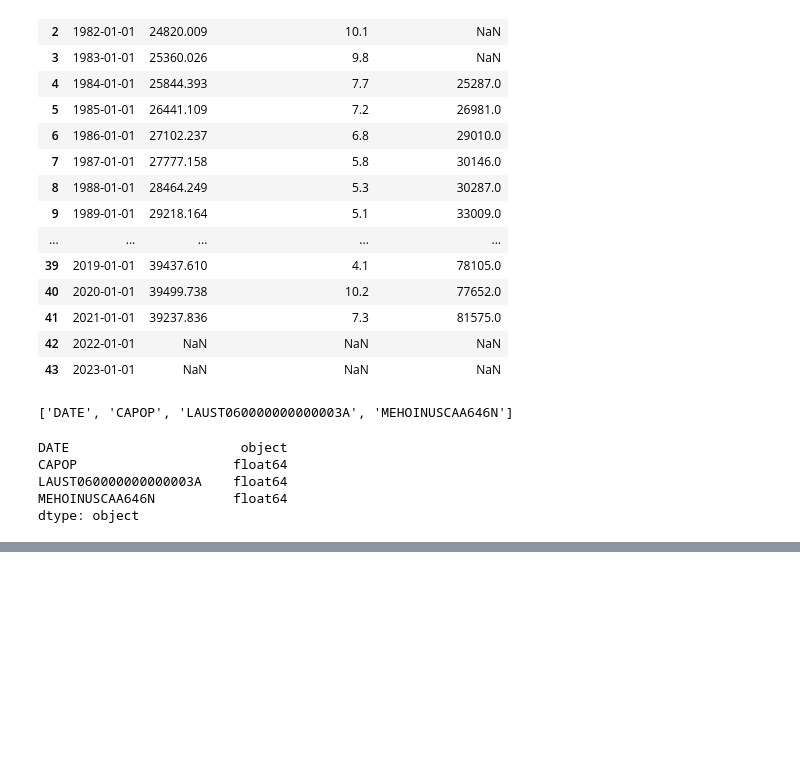
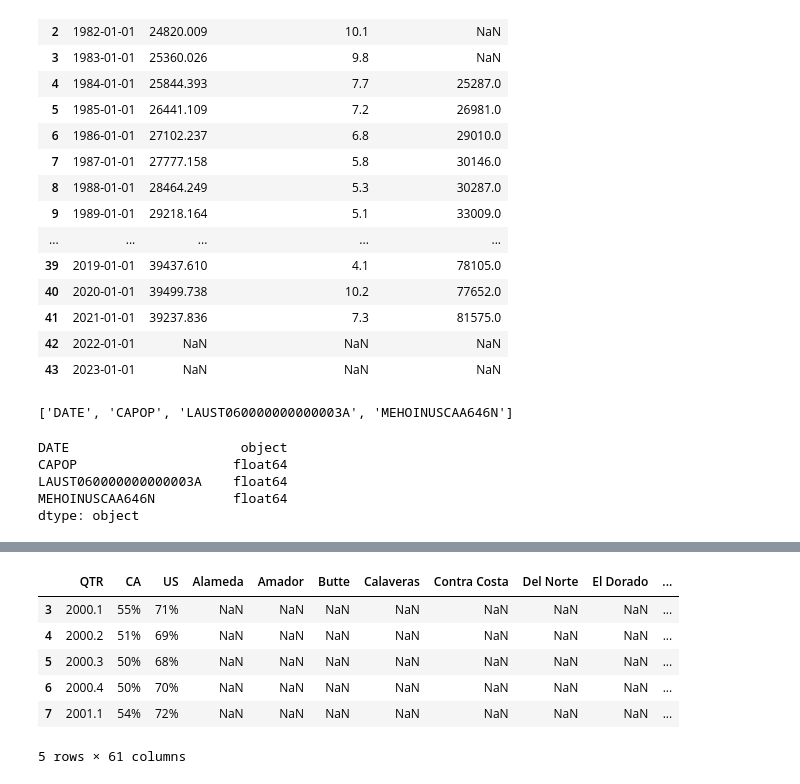
Before and after one commit to dpTuttle/final_project, a Jupyter notebook: CSV_Files.ipynb, the cells around one changed output, grey strips where cells are left out. Saved outputs shown, nothing was run; the diff lists cells and outputs as text; code cells hidden in the pictures; blank space fills up the shorter version.

```diff
--- a/CSV_Files.ipynb
+++ b/CSV_Files.ipynb
@@ -86,0 +517,12 @@ dtype: object
+# %%
+# Split the "QTR" column into one columns for Month and Year to better match formatting of other data source
+reset_ftb_df['Year'] = reset_ftb_df['QTR'].replace(".$", "", regex=True)
+reset_ftb_df.head()
+# %% [output]
+|  | QTR | CA | US | Alameda | Amador | Butte | Calaveras | Contra Costa | Del Norte | El Dorado | ... |
+| 3 | 2000.1 | 55% | 71% | NaN | NaN | NaN | NaN | NaN | NaN | NaN | ... |
+| 4 | 2000.2 | 51% | 69% | NaN | NaN | NaN | NaN | NaN | NaN | NaN | ... |
+| 5 | 2000.3 | 50% | 68% | NaN | NaN | NaN | NaN | NaN | NaN | NaN | ... |
+| 6 | 2000.4 | 50% | 70% | NaN | NaN | NaN | NaN | NaN | NaN | NaN | ... |
+| 7 | 2001.1 | 54% | 72% | NaN | NaN | NaN | NaN | NaN | NaN | NaN | ... |
+5 rows × 61 columns
```
Also changed, not shown: parts of 44 cells of this notebook.
